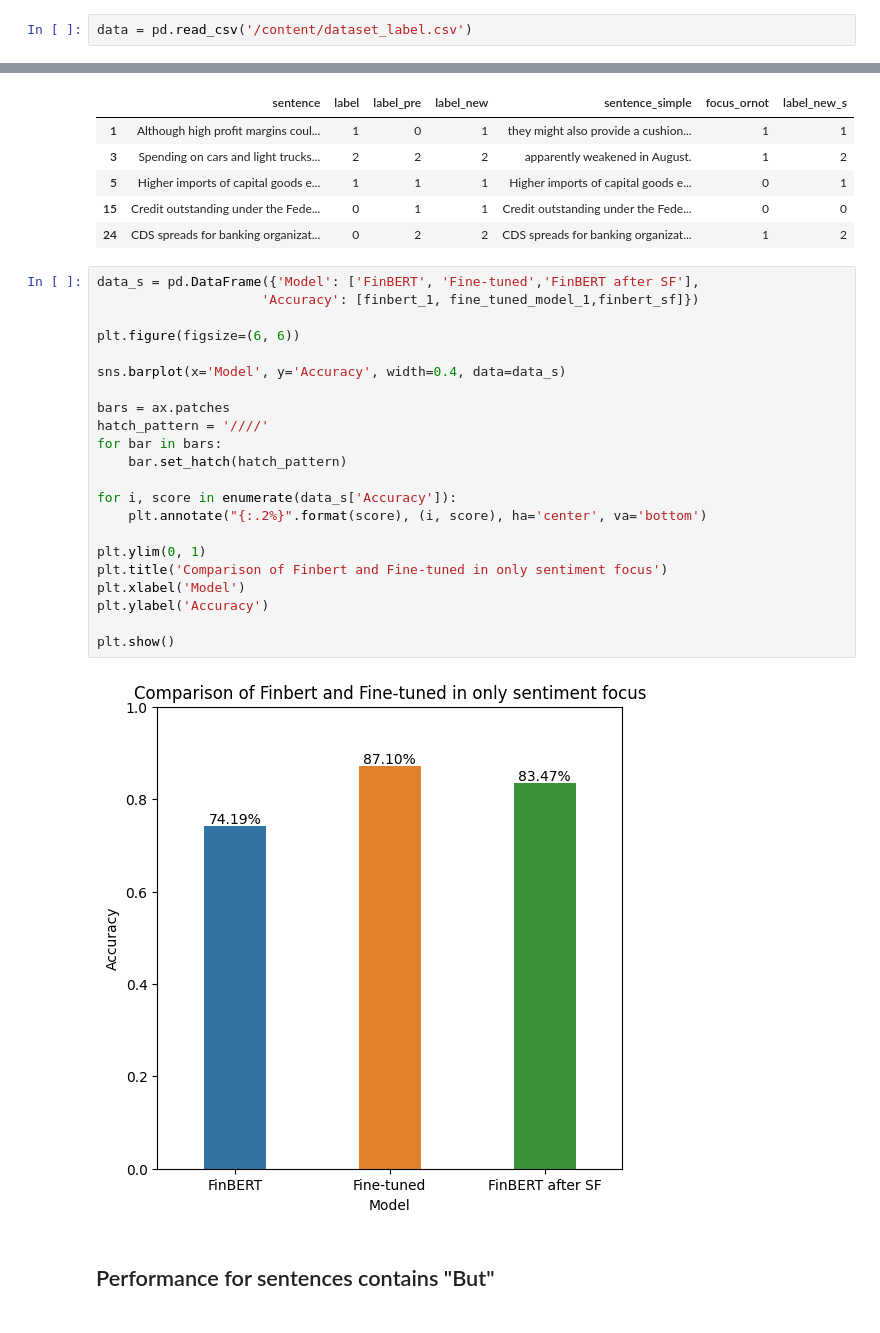
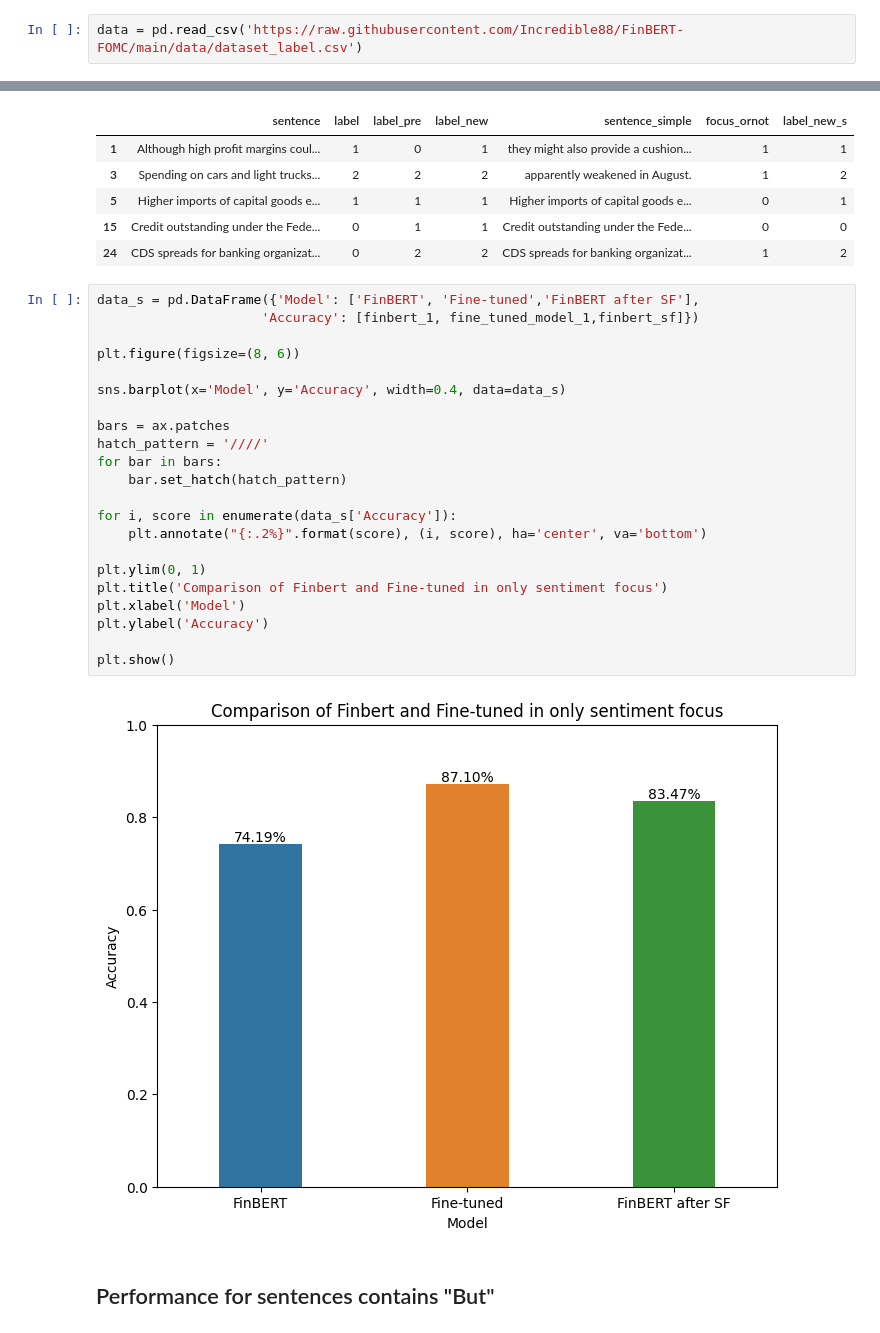
Before and after one commit to Incredible88/FinBERT-FOMC, a Jupyter notebook: Finbert-finetuned.ipynb, the cells around one changed output, grey strips where cells are left out. Saved outputs shown, nothing was run; the diff lists cells and outputs as text.

```diff
--- a/Finbert-finetuned.ipynb
+++ b/Finbert-finetuned.ipynb
@@ -468,7 +470,7 @@ trainer.save_model('finbert-sentiment/')
 # %% [markdown]
 Load manual labeled testing data
 # %%
-data = pd.read_csv('/content/dataset_label.csv')
+data = pd.read_csv('https://raw.githubusercontent.com/Incredible88/FinBERT-FOMC/main/data/dataset_label.csv')
 # %%
 data.info()
 # %% [output]
@@ -655,27 +652,27 @@ data_change.head()
 # %%
 data_s = pd.DataFrame({'Model': ['FinBERT', 'Fine-tuned','FinBERT after SF'],
                      'Accuracy': [finbert_1, fine_tuned_model_1,finbert_sf]})
 
-plt.figure(figsize=(6, 6))
+plt.figure(figsize=(8, 6))
 
 sns.barplot(x='Model', y='Accuracy', width=0.4, data=data_s)
 
 bars = ax.patches
 hatch_pattern = '////'
 for bar in bars:
     bar.set_hatch(hatch_pattern)
 
 for i, score in enumerate(data_s['Accuracy']):
     plt.annotate("{:.2%}".format(score), (i, score), ha='center', va='bottom')
 
 plt.ylim(0, 1)
 plt.title('Comparison of Finbert and Fine-tuned in only sentiment focus')
 plt.xlabel('Model')
 plt.ylabel('Accuracy')
 
 plt.show()
 # %% [output]
-[figure, old version]
+[figure, new version]
 # %% [markdown]
 ## Performance for sentences contains "But"
 # %%
```
Also changed, not shown: parts of 16 cells of this notebook.
